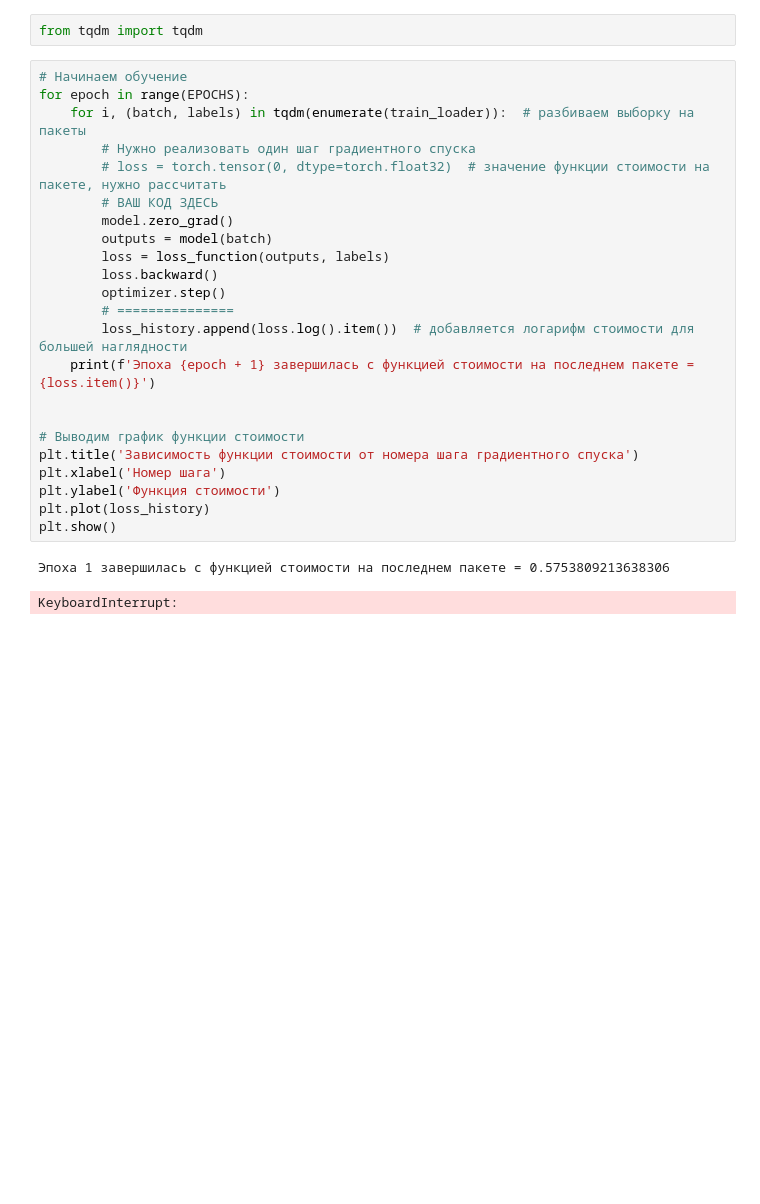
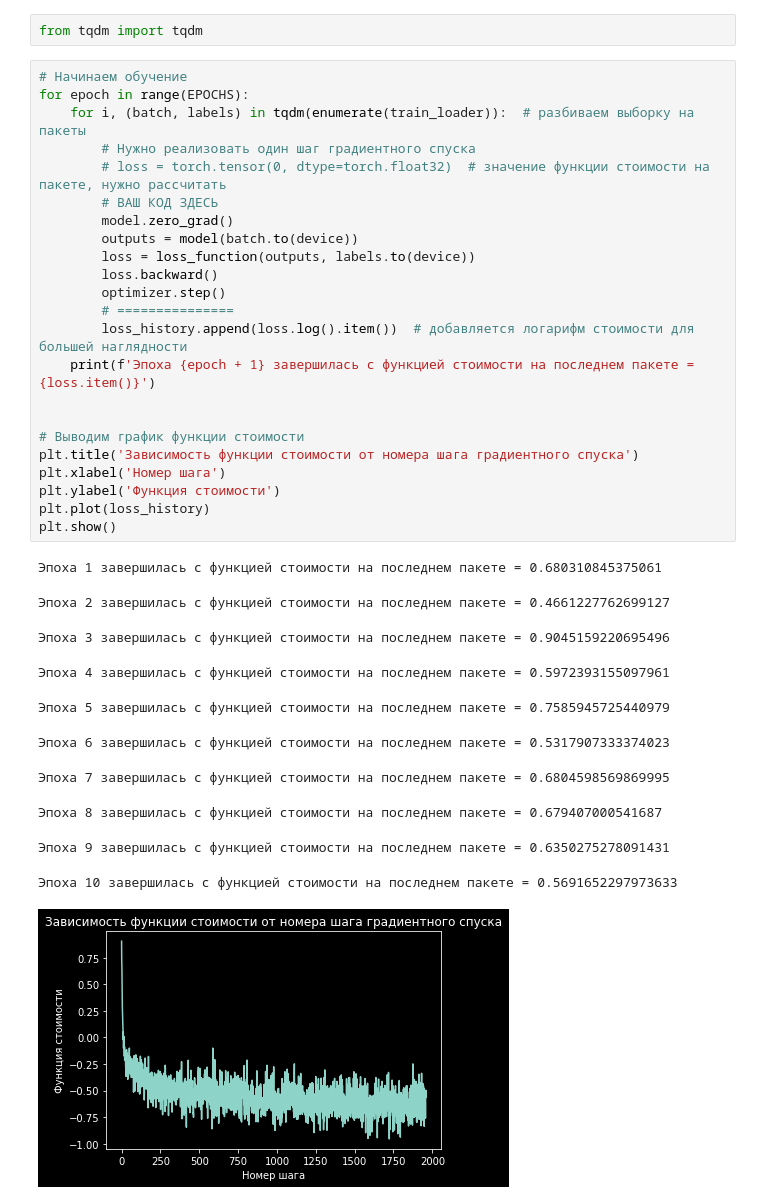
Before and after one commit to wibbn/ml-homeworks, a Jupyter notebook: part2/lab3/alexnet.ipynb, the cells around one changed output. Saved outputs shown, nothing was run; the diff lists cells and outputs as text; blank space fills up the shorter version.

```diff
--- a/part2/lab3/alexnet.ipynb
+++ b/part2/lab3/alexnet.ipynb
@@ -78,29 +77,38 @@ from tqdm import tqdm
 # %%
 # Начинаем обучение
 for epoch in range(EPOCHS):
     for i, (batch, labels) in tqdm(enumerate(train_loader)):  # разбиваем выборку на пакеты
         # Нужно реализовать один шаг градиентного спуска
         # loss = torch.tensor(0, dtype=torch.float32)  # значение функции стоимости на пакете, нужно рассчитать
         # ВАШ КОД ЗДЕСЬ
         model.zero_grad()
-        outputs = model(batch)
-        loss = loss_function(outputs, labels)
+        outputs = model(batch.to(device))
+        loss = loss_function(outputs, labels.to(device))
         loss.backward()
         optimizer.step()
         # ===============
         loss_history.append(loss.log().item())  # добавляется логарифм стоимости для большей наглядности
     print(f'Эпоха {epoch + 1} завершилась с функцией стоимости на последнем пакете = {loss.item()}')
 
 
 # Выводим график функции стоимости
 plt.title('Зависимость функции стоимости от номера шага градиентного спуска')
 plt.xlabel('Номер шага')
 plt.ylabel('Функция стоимости')
 plt.plot(loss_history)
 plt.show()
 # %% [output]
-Эпоха 1 завершилась с функцией стоимости на последнем пакете = 0.5753809213638306
+Эпоха 1 завершилась с функцией стоимости на последнем пакете = 0.680310845375061
-KeyboardInterrupt:
+Эпоха 2 завершилась с функцией стоимости на последнем пакете = 0.4661227762699127
+Эпоха 3 завершилась с функцией стоимости на последнем пакете = 0.9045159220695496
+Эпоха 4 завершилась с функцией стоимости на последнем пакете = 0.5972393155097961
+Эпоха 5 завершилась с функцией стоимости на последнем пакете = 0.7585945725440979
+Эпоха 6 завершилась с функцией стоимости на последнем пакете = 0.5317907333374023
+Эпоха 7 завершилась с функцией стоимости на последнем пакете = 0.6804598569869995
+Эпоха 8 завершилась с функцией стоимости на последнем пакете = 0.679407000541687
+Эпоха 9 завершилась с функцией стоимости на последнем пакете = 0.6350275278091431
+Эпоха 10 завершилась с функцией стоимости на последнем пакете = 0.5691652297973633
+[figure, added]
 # %%
 # Отключаем расчет вычислительного графа для экономии времени и памяти: нам не нужно считать градиенты при тестировании модели
 with torch.no_grad():
```
Also changed, not shown: parts of 3 cells of this notebook, 1 other file.
